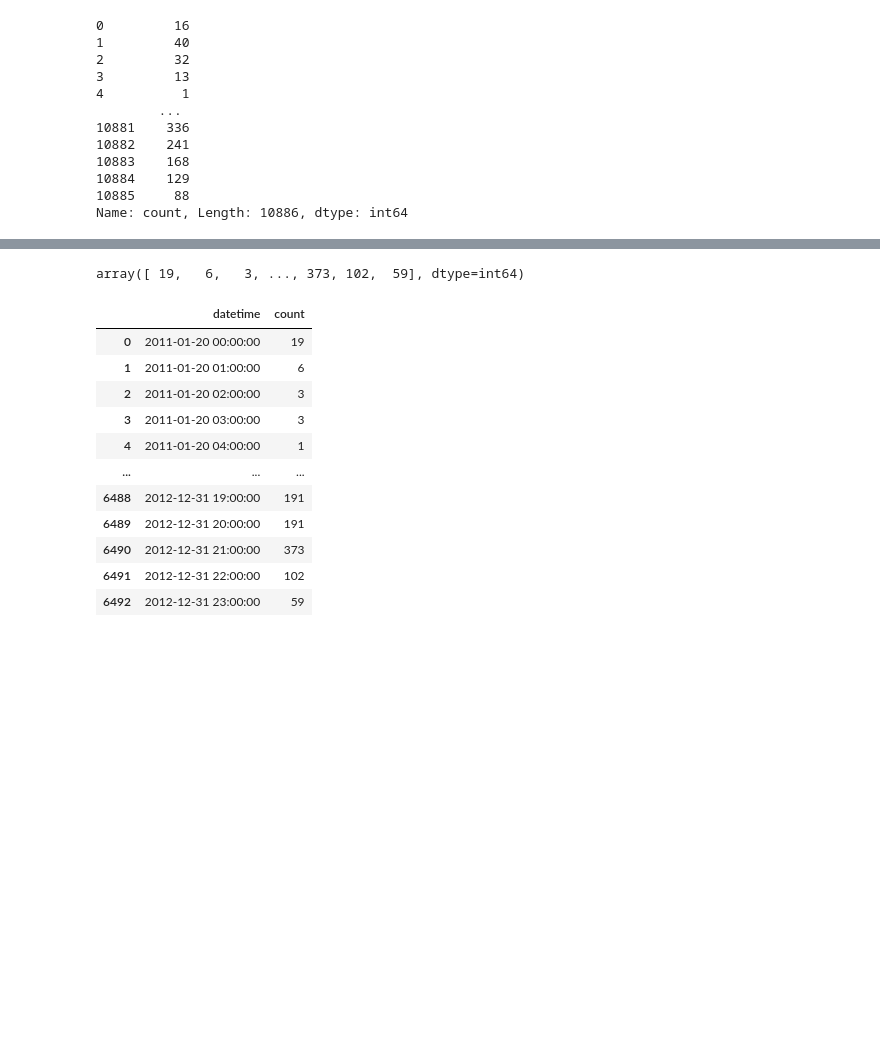
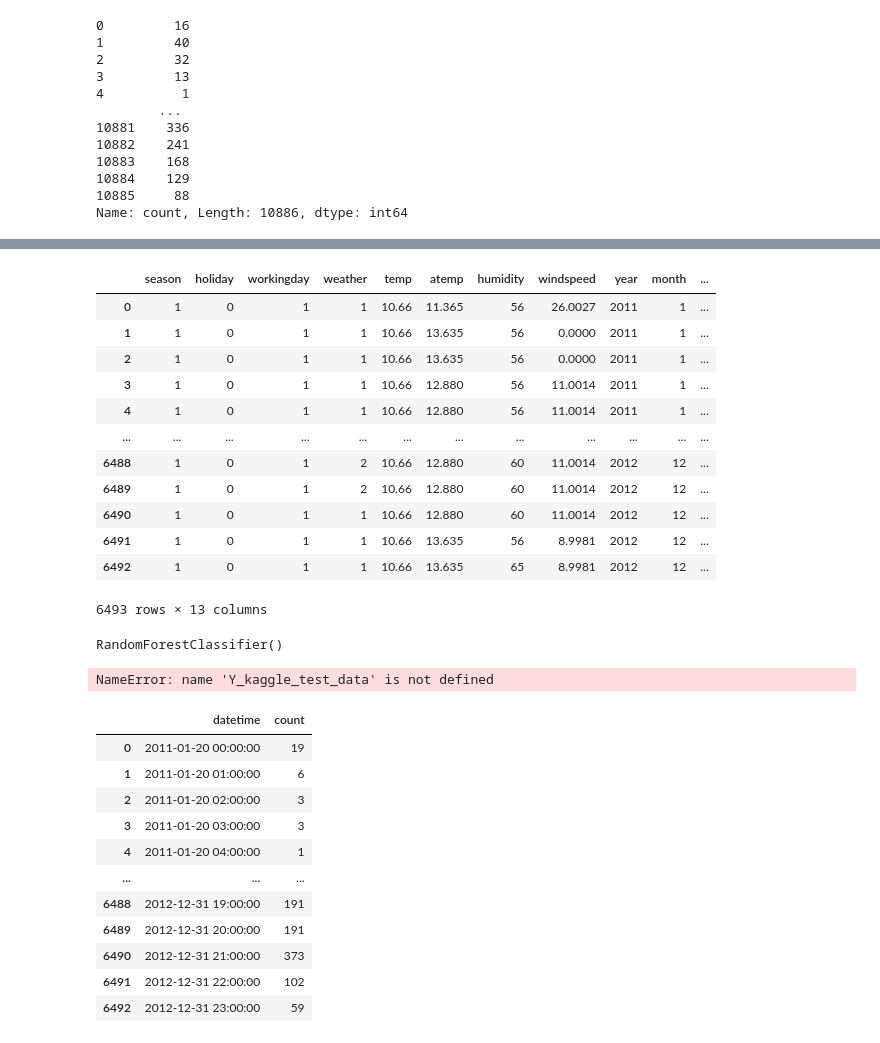
Before and after one commit to Scarch/ProjectE8, a Jupyter notebook: kaggle_model.ipynb, the cells around one changed output, grey strips where cells are left out. Saved outputs shown, nothing was run; the diff lists cells and outputs as text; code cells hidden in the pictures; blank space fills up the shorter version.

```diff
--- a/kaggle_model.ipynb
+++ b/kaggle_model.ipynb
@@ -164,2 +179,2 @@ RandomForestClassifier()
 # %%
-kaggle_test_data["datetime"] = pd.to_datetime(kaggle_test_data["datetime"])
+X_kaggle_test_data["datetime"] = pd.to_datetime(X_kaggle_test_data["datetime"])
@@ -166,7 +183,27 @@ kaggle_test_data["datetime"] = pd.to_datetime(kaggle_test_data["datetime"])
 # %%
-kaggle_test_data["year"] = kaggle_test_data["datetime"].dt.year
-kaggle_test_data["month"] = kaggle_test_data["datetime"].dt.month
-kaggle_test_data["day"] = kaggle_test_data["datetime"].dt.day
-kaggle_test_data["hour"] = kaggle_test_data["datetime"].dt.hour
+X_kaggle_test_data["year"] = X_kaggle_test_data["datetime"].dt.year
+X_kaggle_test_data["month"] = X_kaggle_test_data["datetime"].dt.month
+X_kaggle_test_data["day"] = X_kaggle_test_data["datetime"].dt.day
+X_kaggle_test_data["hour"] = X_kaggle_test_data["datetime"].dt.hour
+# %%
+dt = pd.DatetimeIndex(X_kaggle_test_data["datetime"])
+
+X_kaggle_test_data["dow"] = dt.dayofweek
 # %%
-kaggle_test_data.drop("datetime", axis=1, inplace=True)
+X_kaggle_test_data.drop("datetime", axis=1, inplace=True)
+# %%
+X_kaggle_test_data
+# %% [output]
+|  | season | holiday | workingday | weather | temp | atemp | humidity | windspeed | year | month | ... |
+| 0 | 1 | 0 | 1 | 1 | 10.66 | 11.365 | 56 | 26.0027 | 2011 | 1 | ... |
+| 1 | 1 | 0 | 1 | 1 | 10.66 | 13.635 | 56 | 0.0000 | 2011 | 1 | ... |
+| 2 | 1 | 0 | 1 | 1 | 10.66 | 13.635 | 56 | 0.0000 | 2011 | 1 | ... |
+| 3 | 1 | 0 | 1 | 1 | 10.66 | 12.880 | 56 | 11.0014 | 2011 | 1 | ... |
+| 4 | 1 | 0 | 1 | 1 | 10.66 | 12.880 | 56 | 11.0014 | 2011 | 1 | ... |
+| ... | ... | ... | ... | ... | ... | ... | ... | ... | ... | ... | ... |
+| 6488 | 1 | 0 | 1 | 2 | 10.66 | 12.880 | 60 | 11.0014 | 2012 | 12 | ... |
+| 6489 | 1 | 0 | 1 | 2 | 10.66 | 12.880 | 60 | 11.0014 | 2012 | 12 | ... |
+| 6490 | 1 | 0 | 1 | 1 | 10.66 | 12.880 | 60 | 11.0014 | 2012 | 12 | ... |
+| 6491 | 1 | 0 | 1 | 1 | 10.66 | 13.635 | 56 | 8.9981 | 2012 | 12 | ... |
+| 6492 | 1 | 0 | 1 | 1 | 10.66 | 13.635 | 65 | 8.9981 | 2012 | 12 | ... |
+6493 rows × 13 columns
@@ -173 +214,5 @@ kaggle_test_data.drop("datetime", axis=1, inplace=True)
+# %%
+rfc.fit(X_kaggle_training_data, Y_kaggle_training_data)
+# %% [output]
+RandomForestClassifier()
 # %%
@@ -175,5 +220,5 @@ Y_kaggle_test_data = rf.predict(kaggle_test_data)
 # %%
-Y_kaggle_test_data
+Y_rfc_kaggle_test_data
 # %% [output]
-array([ 19,   6,   3, ..., 373, 102,  59], dtype=int64)
+NameError: name 'Y_kaggle_test_data' is not defined
 # %%
```
Also changed, not shown: parts of 143 cells of this notebook, 3 other files.
